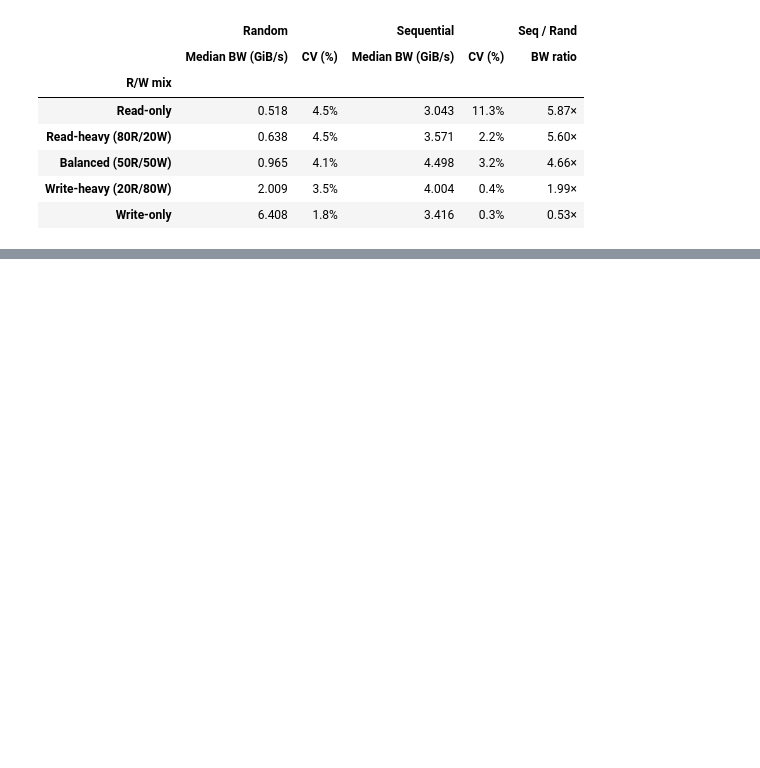
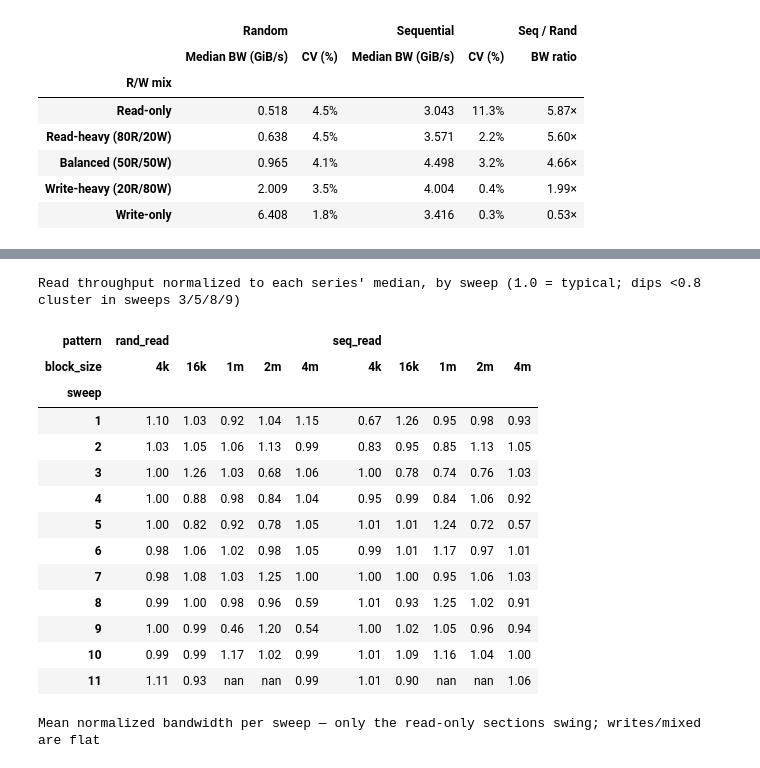
Before and after one commit to cissieAB/pdsw26_daos-bench, a Jupyter notebook: results/testbed/fio-dfs-all-rw-patterns/fio_dfs_all_patterns.ipynb, the cells around one changed output, grey strips where cells are left out. Saved outputs shown, nothing was run; the diff lists cells and outputs as text; code cells hidden in the pictures; blank space fills up the shorter version.

```diff
--- a/results/testbed/fio-dfs-all-rw-patterns/fio_dfs_all_patterns.ipynb
+++ b/results/testbed/fio-dfs-all-rw-patterns/fio_dfs_all_patterns.ipynb
@@ -753,0 +821,77 @@ bs=4k — Sequential vs Random: median bandwidth and run-to-run variability (nj1
+# %%
+# Cold/warm evidence: normalize every (pattern × block_size) series to its own median,
+# align runs by sweep index (time order), and compare reads vs writes vs mixed.
+norm_rows = []
+for fpath in sorted(RESULTS_DIR.glob("*.json")):
+    m = re.search(r"fio_bs(\S+?)_nj(\d+)_iod(\d+)_(\d+)\.json", Path(fpath).name)
+    if not m:
+        continue
+    bs, ts = m.group(1), int(m.group(4))
+    try:
+        with open(fpath) as f:
+            d = json.load(f)
+    except json.JSONDecodeError:
+        continue
+    for job in d["jobs"]:
+        name = job["jobname"]
+        if name == "prefill":
+            continue
+        if "mixed" in job:
+            bw = job["mixed"]["bw"] / 1024 / 1024
+        else:
+            bw = (job["read"]["bw"] + job["write"]["bw"]) / 1024 / 1024
+        norm_rows.append(dict(ts=ts, block_size=bs, pattern=name, bw_GiBs=bw))
+
+df_norm = pd.DataFrame(norm_rows)
+df_norm["sweep"] = df_norm.groupby(["pattern", "block_size"])["ts"].rank(method="first").astype(int)
+df_norm["norm_bw"] = df_norm["bw_GiBs"] / df_norm.groupby(["pattern", "block_size"])["bw_GiBs"].transform("median")
+df_norm["block_size"] = pd.Categorical(df_norm["block_size"], categories=BS_ORDER, ordered=True)
+df_norm["pattern"]    = pd.Categorical(df_norm["pattern"],    categories=PATTERN_ORDER, ordered=True)
+
+# ── Heatmap: read-only sections, sweep × (pattern, block size) ───────────────
+reads_hm = (
+    df_norm[df_norm["pattern"].isin(["rand_read", "seq_read"])]
+    .pivot_table(index="sweep", columns=["pattern", "block_size"],
+                 values="norm_bw", observed=True)
+)
+display(reads_hm.style
+    .set_caption("Read throughput normalized to each series' median, by sweep "
+                 "(1.0 = typical; dips <0.8 cluster in sweeps 3/5/8/9)")
+    .format("{:.2f}")
+    .background_gradient(cmap="RdYlGn", axis=None, vmin=0.45, vmax=1.25)
+)
+
+# ── Per-sweep means: do writes/mixed dip in the same sweeps as reads? ────────
+GROUP = {
+    "rand_read": "reads", "seq_read": "reads",
+    "rand_write": "writes", "seq_write": "writes",
+}
+df_norm["group"] = df_norm["pattern"].map(lambda p: GROUP.get(p, "mixed"))
+sweep_means = (
+    df_norm.pivot_table(index="sweep", columns="group", values="norm_bw",
+                        aggfunc="mean", observed=True)
+    [["reads", "writes", "mixed"]]
+)
+display(sweep_means.style
+    .set_caption("Mean normalized bandwidth per sweep — only the read-only "
+                 "sections swing; writes/mixed are flat")
+    .format("{:.3f}")
+    .background_gradient(cmap="RdYlGn", axis=None, vmin=0.9, vmax=1.05)
+)
+# %% [output]
+Read throughput normalized to each series' median, by sweep (1.0 = typical; dips <0.8 cluster in sweeps 3/5/8/9)
+| pattern | rand_read |  |  |  |  | seq_read |  |  |  |  |
+| block_size | 4k | 16k | 1m | 2m | 4m | 4k | 16k | 1m | 2m | 4m |
+| sweep |  |  |  |  |  |  |  |  |  |  |
+| 1 | 1.10 | 1.03 | 0.92 | 1.04 | 1.15 | 0.67 | 1.26 | 0.95 | 0.98 | 0.93 |
+| 2 | 1.03 | 1.05 | 1.06 | 1.13 | 0.99 | 0.83 | 0.95 | 0.85 | 1.13 | 1.05 |
+| 3 | 1.00 | 1.26 | 1.03 | 0.68 | 1.06 | 1.00 | 0.78 | 0.74 | 0.76 | 1.03 |
+| 4 | 1.00 | 0.88 | 0.98 | 0.84 | 1.04 | 0.95 | 0.99 | 0.84 | 1.06 | 0.92 |
+| 5 | 1.00 | 0.82 | 0.92 | 0.78 | 1.05 | 1.01 | 1.01 | 1.24 | 0.72 | 0.57 |
+| 6 | 0.98 | 1.06 | 1.02 | 0.98 | 1.05 | 0.99 | 1.01 | 1.17 | 0.97 | 1.01 |
+| 7 | 0.98 | 1.08 | 1.03 | 1.25 | 1.00 | 1.00 | 1.00 | 0.95 | 1.06 | 1.03 |
+| 8 | 0.99 | 1.00 | 0.98 | 0.96 | 0.59 | 1.01 | 0.93 | 1.25 | 1.02 | 0.91 |
+| 9 | 1.00 | 0.99 | 0.46 | 1.20 | 0.54 | 1.00 | 1.02 | 1.05 | 0.96 | 0.94 |
+| 10 | 0.99 | 0.99 | 1.17 | 1.02 | 0.99 | 1.01 | 1.09 | 1.16 | 1.04 | 1.00 |
+| 11 | 1.11 | 0.93 | nan | nan | 0.99 | 1.01 | 0.90 | nan | nan | 1.06 |
+Mean normalized bandwidth per sweep — only the read-only sections swing; writes/mixed are flat
```
Also changed, not shown: parts of 4 cells of this notebook.
